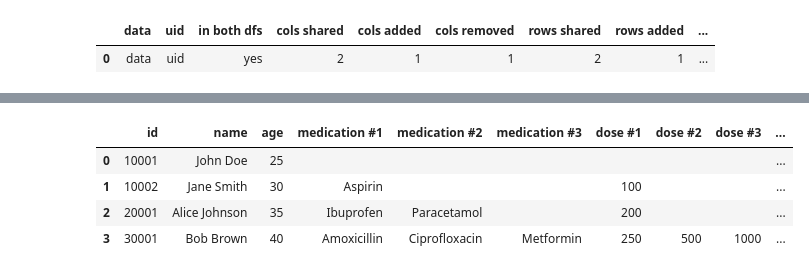
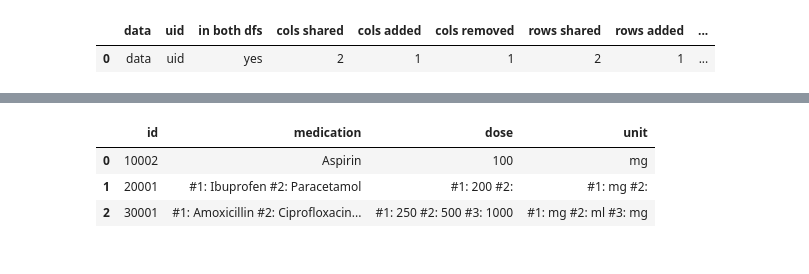
Before and after one commit to MartinVoelkl94/dukit, a Jupyter notebook: interactive_demo.ipynb, the cells around one changed output, grey strips where cells are left out. Drawn from its saved outputs; the diff is of its cells as text; code cells hidden in the pictures.

```diff
--- a/interactive_demo.ipynb
+++ b/interactive_demo.ipynb
@@ -1008,15 +1058,12 @@ display(patients, medications)
 # %%
-patients.merge(
-    medications.dk.flatten(
+collapsed = medications.dk.collapse(
         on='id',
-        template='{colname} #{counter}'
-        ),
-    how='left',
-    on='id',
-    ).dk.qs(r".align(left)")
+        template_col='{colname}',
+        template_item='#{counter}: {item}\n',
+        )
+collapsed.dk.qs('.style')
 # %% [output]
-|  | id | name | age | medication #1 | medication #2 | medication #3 | dose #1 | dose #2 | dose #3 | ... |
-| 0 | 10001 | John Doe | 25 |  |  |  |  |  |  | ... |
-| 1 | 10002 | Jane Smith | 30 | Aspirin |  |  | 100 |  |  | ... |
-| 2 | 20001 | Alice Johnson | 35 | Ibuprofen | Paracetamol |  | 200 |  |  | ... |
-| 3 | 30001 | Bob Brown | 40 | Amoxicillin | Ciprofloxacin | Metformin | 250 | 500 | 1000 | ... |
+|  | id | medication | dose | unit |
+| 0 | 10002 | Aspirin | 100 | mg |
+| 1 | 20001 | #1: Ibuprofen #2: Paracetamol | #1: 200 #2: | #1: mg #2: |
+| 2 | 30001 | #1: Amoxicillin #2: Ciprofloxacin... | #1: 250 #2: 500 #3: 1000 | #1: mg #2: ml #3: mg |
```
Also changed, not shown: parts of 16 cells of this notebook, 1 other file.
